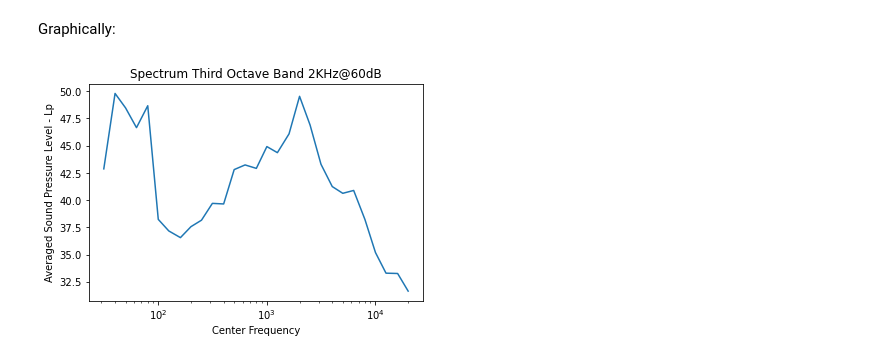
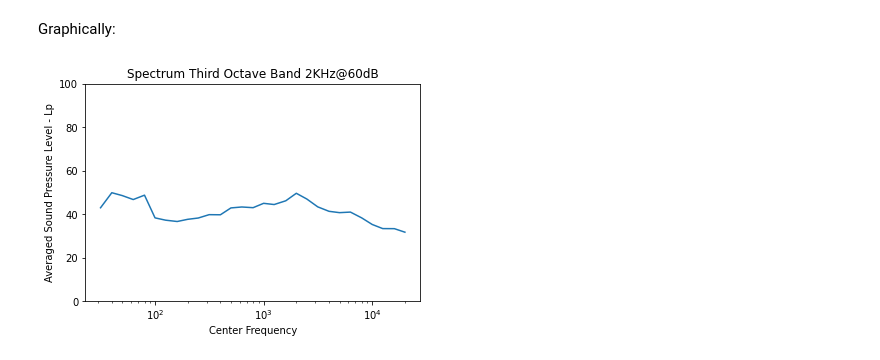
Before and after one commit to Eomys/MoSQITo, a Jupyter notebook: mosqito/functions/tonality_iso1996K/comp_tonality_validation.ipynb, the cells around one changed output. Saved outputs shown, nothing was run; the diff lists cells and outputs as text; code cells hidden in the pictures.

```diff
--- a/mosqito/functions/tonality_iso1996K/comp_tonality_validation.ipynb
+++ b/mosqito/functions/tonality_iso1996K/comp_tonality_validation.ipynb
@@ -632,31 +632,32 @@ for i in range(0, len(Lp_Pa)):
     P = Lp_Pa[i]
     level = 20*math.log10(P/P_ref)
     Lp.append(level)
 
 # Create the graph
 plt.plot(fc, Lp)
 plt.semilogx()
+plt.ylim(0,100)
 
 ## y-axis legend
 plt.ylabel('Averaged Sound Pressure Level - Lp')
 
 ## x-axis legend
 plt.xlabel('Center Frequency')
 
 ## Graphic Title
 plt.title('Spectrum Third Octave Band 2KHz@60dB')
 
 ## Coordinate representation obtained in by the function "comp_tonality"
 items = tones.items()
 items = list(items)
 
 for i in range(0, len(items)):
     for j in range(0,1):
         x = items[i][j]
         y = items[i][j+1]
     plt.plot(x, y, marker='o', color='red')
 
 ## Show Graph
 plt.show()
 # %% [output]
-[figure, old version]
+[figure, new version]
```
Also changed, not shown: 1 other file.
